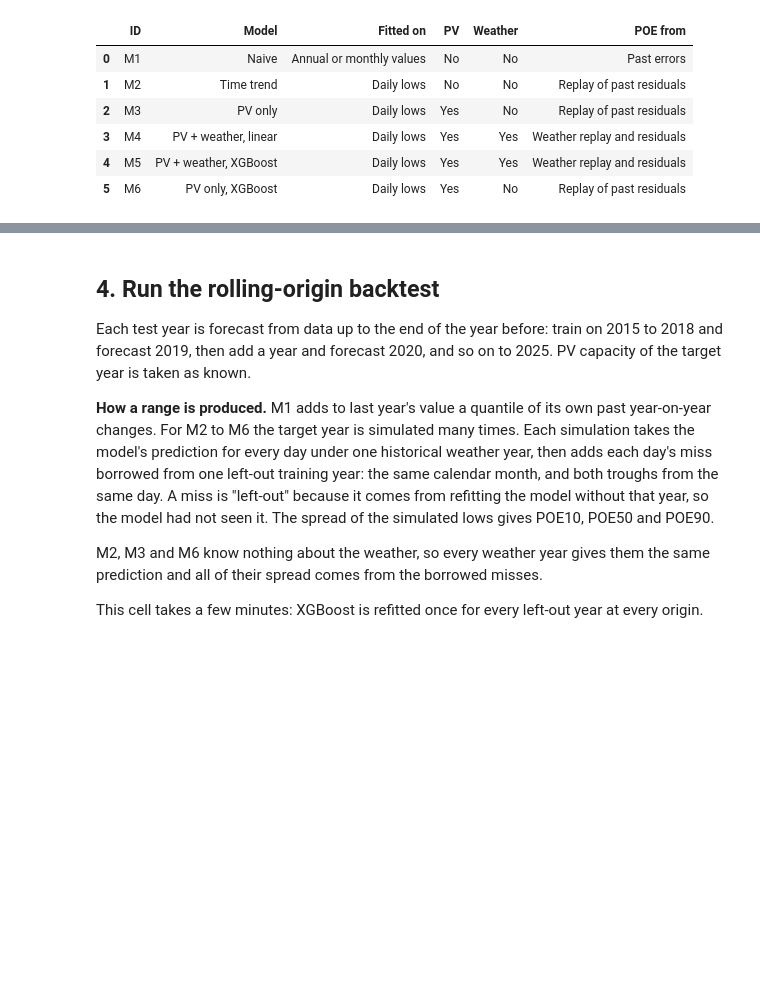
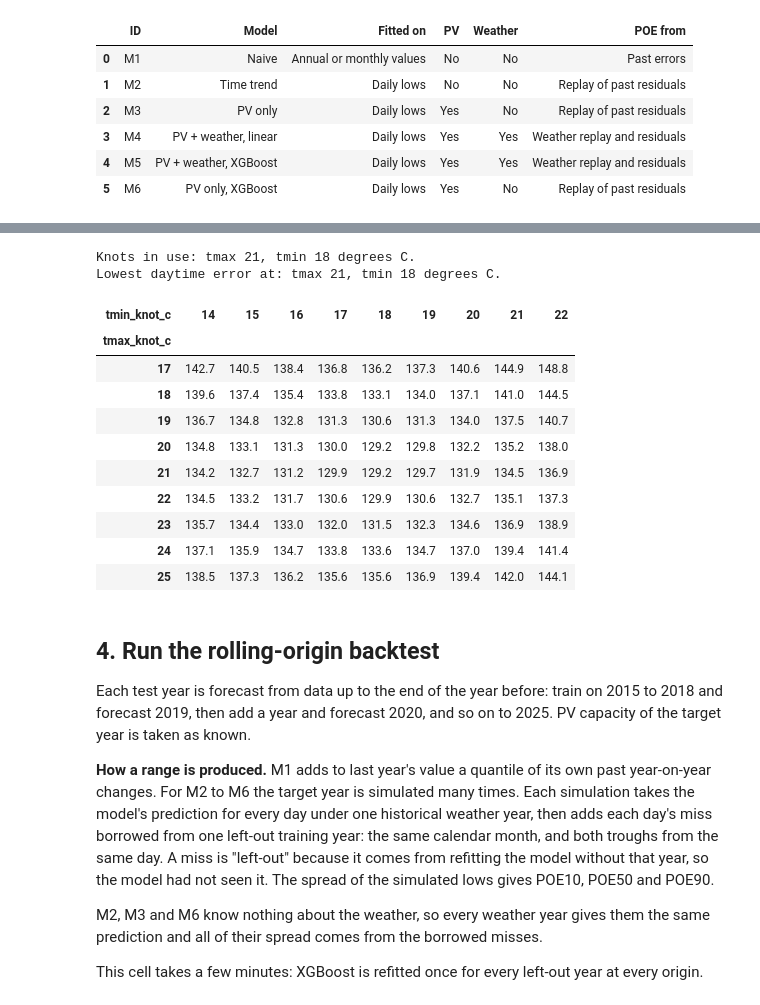
Before and after one commit to mssamhan31/PyNMDF, a Jupyter notebook: publication/01_conference/notebooks/05_backtest_models.ipynb, the cells around one changed output, grey strips where cells are left out. Saved outputs shown, nothing was run; the diff lists cells and outputs as text; code cells hidden in the pictures; blank space fills up the shorter version.

```diff
--- a/publication/01_conference/notebooks/05_backtest_models.ipynb
+++ b/publication/01_conference/notebooks/05_backtest_models.ipynb
@@ -126,3 +133,27 @@ models.MODEL_INFO
+# %%
+knot_fit = evaluate.temperature_knot_fit(total, pv, weather, cfg)
+knot_fit.to_csv(checks / "check_temperature_knot.csv")
+
+in_use = cfg["models"]["temperature_knots_c"]
+best = knot_fit["daytime_rmse_mw"].idxmin()
+print(f"Knots in use: tmax {in_use['tmax']}, tmin {in_use['tmin']} degrees C.")
+print(f"Lowest daytime error at: tmax {best[0]}, tmin {best[1]} degrees C.")
+with pd.option_context("display.float_format", "{:,.1f}".format):
+    display(knot_fit["daytime_rmse_mw"].unstack("tmin_knot_c"))
+# %% [output]
+Knots in use: tmax 21, tmin 18 degrees C.
+Lowest daytime error at: tmax 21, tmin 18 degrees C.
+| tmin_knot_c | 14 | 15 | 16 | 17 | 18 | 19 | 20 | 21 | 22 |
+| tmax_knot_c |  |  |  |  |  |  |  |  |  |
+| 17 | 142.7 | 140.5 | 138.4 | 136.8 | 136.2 | 137.3 | 140.6 | 144.9 | 148.8 |
+| 18 | 139.6 | 137.4 | 135.4 | 133.8 | 133.1 | 134.0 | 137.1 | 141.0 | 144.5 |
+| 19 | 136.7 | 134.8 | 132.8 | 131.3 | 130.6 | 131.3 | 134.0 | 137.5 | 140.7 |
+| 20 | 134.8 | 133.1 | 131.3 | 130.0 | 129.2 | 129.8 | 132.2 | 135.2 | 138.0 |
+| 21 | 134.2 | 132.7 | 131.2 | 129.9 | 129.2 | 129.7 | 131.9 | 134.5 | 136.9 |
+| 22 | 134.5 | 133.2 | 131.7 | 130.6 | 129.9 | 130.6 | 132.7 | 135.1 | 137.3 |
+| 23 | 135.7 | 134.4 | 133.0 | 132.0 | 131.5 | 132.3 | 134.6 | 136.9 | 138.9 |
+| 24 | 137.1 | 135.9 | 134.7 | 133.8 | 133.6 | 134.7 | 137.0 | 139.4 | 141.4 |
+| 25 | 138.5 | 137.3 | 136.2 | 135.6 | 135.6 | 136.9 | 139.4 | 142.0 | 144.1 |
 # %% [markdown]
 ## 4. Run the rolling-origin backtest
 
```
Also changed, not shown: parts of 11 cells of this notebook, 39 other files.
